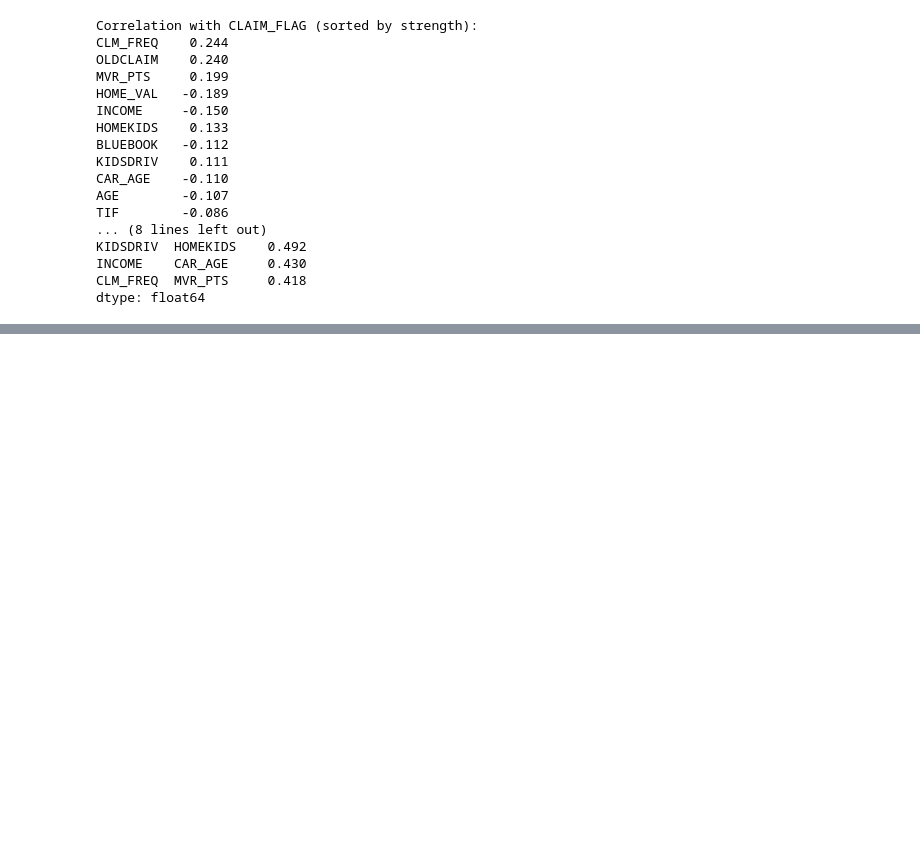
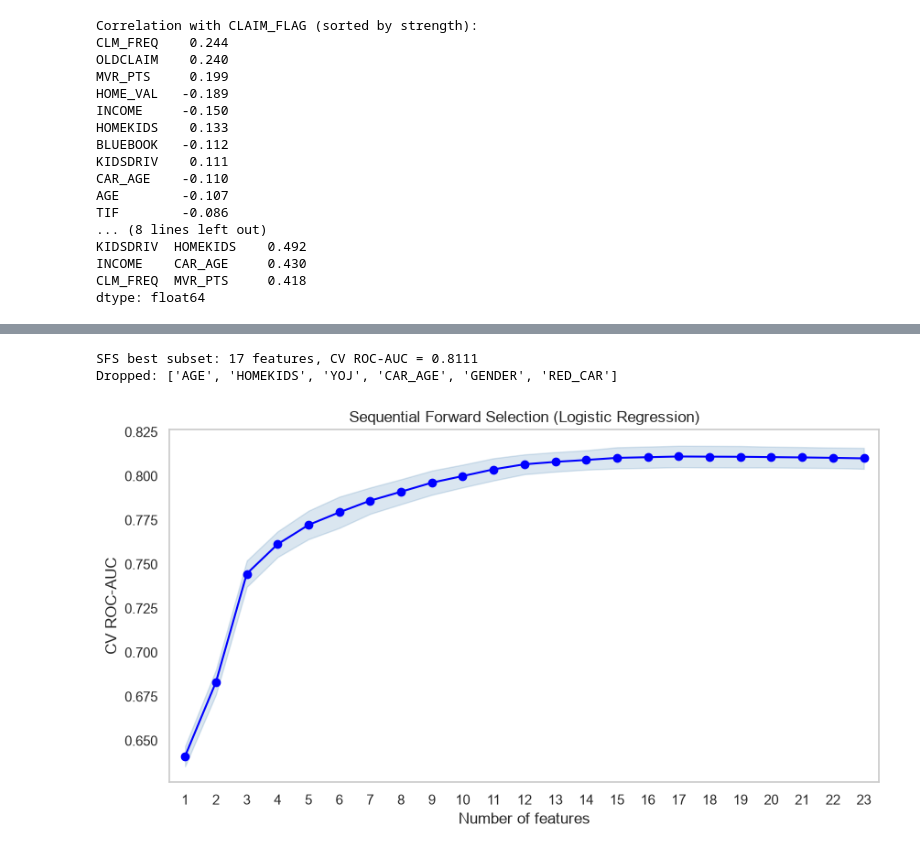
Before and after one commit to MoheebAbusamra/MachineLearning-Classification-Project, a Jupyter notebook: Car_Insurance_Claim_Classification.ipynb, the cells around one changed output, grey strips where cells are left out. Saved outputs shown, nothing was run; the diff lists cells and outputs as text; code cells hidden in the pictures; blank space fills up the shorter version.

```diff
--- a/Car_Insurance_Claim_Classification.ipynb
+++ b/Car_Insurance_Claim_Classification.ipynb
@@ -833,0 +1262,41 @@ dtype: float64
+# %%
+from mlxtend.feature_selection import SequentialFeatureSelector as SFS
+from mlxtend.plotting import plot_sequential_feature_selection as plot_sfs
+
+# one group of column positions per original feature
+feature_groups = []
+for feature in ALL_FEATURES:
+    group = [i for i, f in enumerate(column_feature) if f == feature]
+    feature_groups.append(group)
+
+lr = LogisticRegression(max_iter=1000, random_state=RANDOM_STATE)
+
+sfs = SFS(lr, k_features=(1, len(ALL_FEATURES)), forward=True, scoring="roc_auc",
+          cv=cv, n_jobs=1, feature_groups=feature_groups)
+sfs.fit(X_train_prep, y_train)
+
+selected = set(column_feature[i] for i in sfs.k_feature_idx_)
+SFS_FEATURES = [f for f in ALL_FEATURES if f in selected]
+print("SFS best subset:", len(SFS_FEATURES), "features, CV ROC-AUC =", round(sfs.k_score_, 4))
+print("Dropped:", [f for f in ALL_FEATURES if f not in SFS_FEATURES])
+
+fig, ax = plot_sfs(sfs.get_metric_dict(), kind="std_err")
+ax.set_xticks(range(1, len(ALL_FEATURES) + 1))
+ax.set_xlim(0.5, len(ALL_FEATURES) + 0.5)
+ax.set_title("Sequential Forward Selection (Logistic Regression)")
+ax.set_xlabel("Number of features")
+ax.set_ylabel("CV ROC-AUC")
+plt.grid()
+plt.show()
+
+with mlflow.start_run(run_name="feature selection - SFS"):
+    mlflow.set_tag("stage", "feature_selection")
+    mlflow.log_params({"estimator": "LogisticRegression", "direction": "forward", "scoring": "roc_auc"})
+    mlflow.log_metric("cv_roc_auc", sfs.k_score_)
+    mlflow.log_metric("n_features", len(SFS_FEATURES))
+    mlflow.log_figure(fig, "feature_selection/sfs.png")
+    mlflow.log_text("\n".join(SFS_FEATURES), "feature_selection/sfs_features.txt")
+# %% [output]
+SFS best subset: 17 features, CV ROC-AUC = 0.8111
+Dropped: ['AGE', 'HOMEKIDS', 'YOJ', 'CAR_AGE', 'GENDER', 'RED_CAR']
+[figure, added]
```
Also changed, not shown: parts of 135 cells of this notebook, 1 other file.
